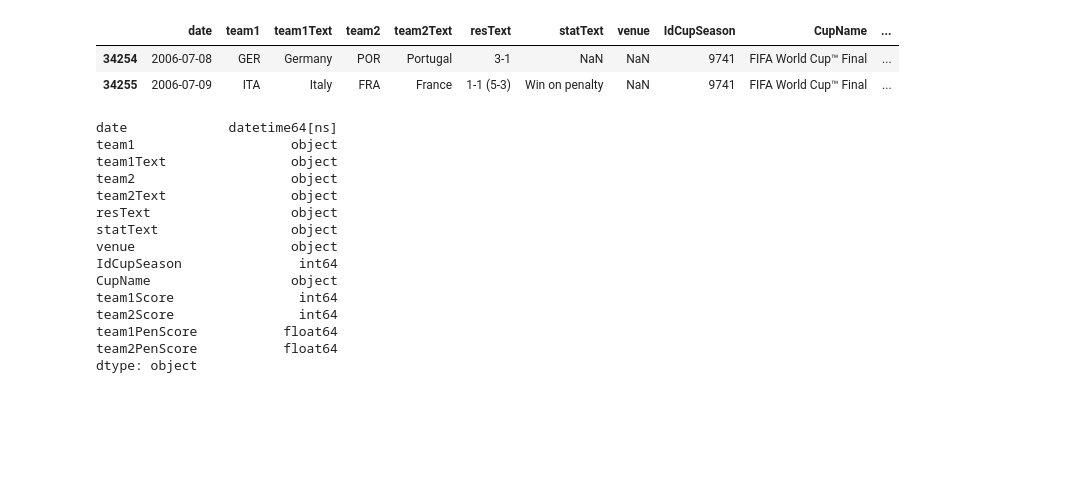
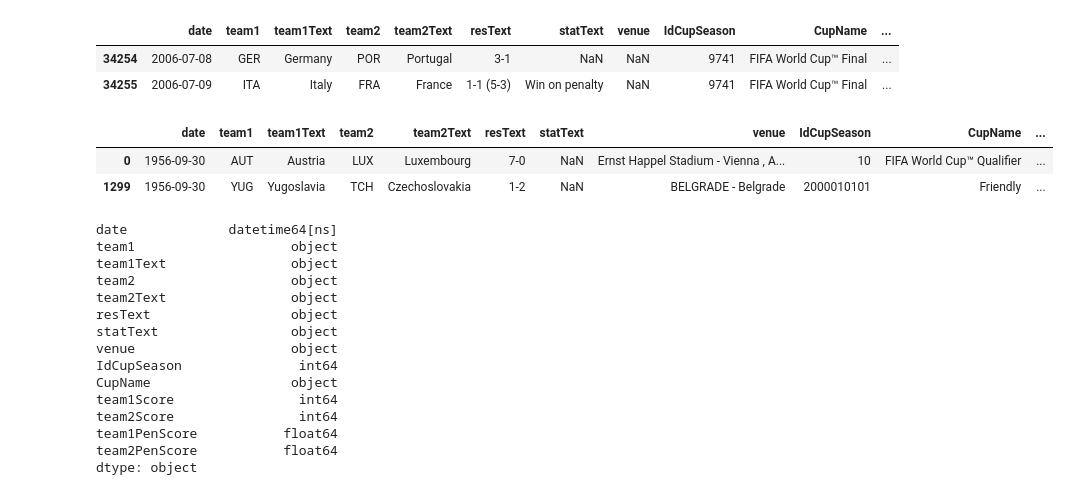
Before and after one commit to terry-li-hm/world_cup, a Jupyter notebook: sorinpeste/python.ipynb, the cells around one changed output. Drawn from its saved outputs; the diff is of its cells as text; code cells hidden in the pictures; blank space fills up the shorter version.

```diff
--- a/sorinpeste/python.ipynb
+++ b/sorinpeste/python.ipynb
@@ -7,6 +7,12 @@ matches_original.tail(2)
 |  | date | team1 | team1Text | team2 | team2Text | resText | statText | venue | IdCupSeason | CupName | ... |
 | 34254 | 2006-07-08 | GER | Germany | POR | Portugal | 3-1 | NaN | NaN | 9741 | FIFA World Cup™ Final | ... |
 | 34255 | 2006-07-09 | ITA | Italy | FRA | France | 1-1 (5-3) | Win on penalty | NaN | 9741 | FIFA World Cup™ Final | ... |
+# %%
+matches_original[matches_original['date']=='1956-09-30']
+# %% [output]
+|  | date | team1 | team1Text | team2 | team2Text | resText | statText | venue | IdCupSeason | CupName | ... |
+| 0 | 1956-09-30 | AUT | Austria | LUX | Luxembourg | 7-0 | NaN | Ernst Happel Stadium - Vienna , A... | 10 | FIFA World Cup™ Qualifier | ... |
+| 1299 | 1956-09-30 | YUG | Yugoslavia | TCH | Czechoslovakia | 1-2 | NaN | BELGRADE - Belgrade | 2000010101 | Friendly | ... |
 # %%
 matches = matches_original.copy()
 matches.drop_duplicates(['date', 'team1', 'team2'], inplace=True)
```
Also changed, not shown: 4 other files.
